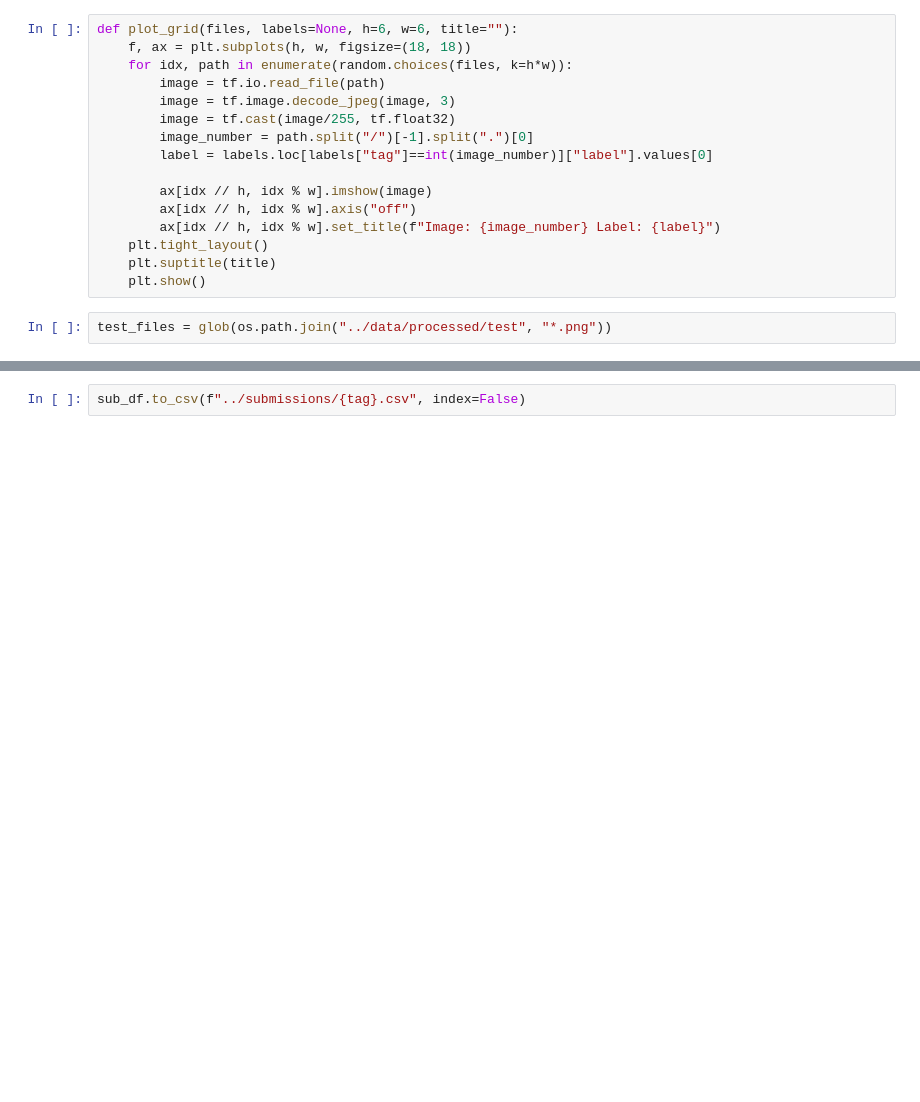
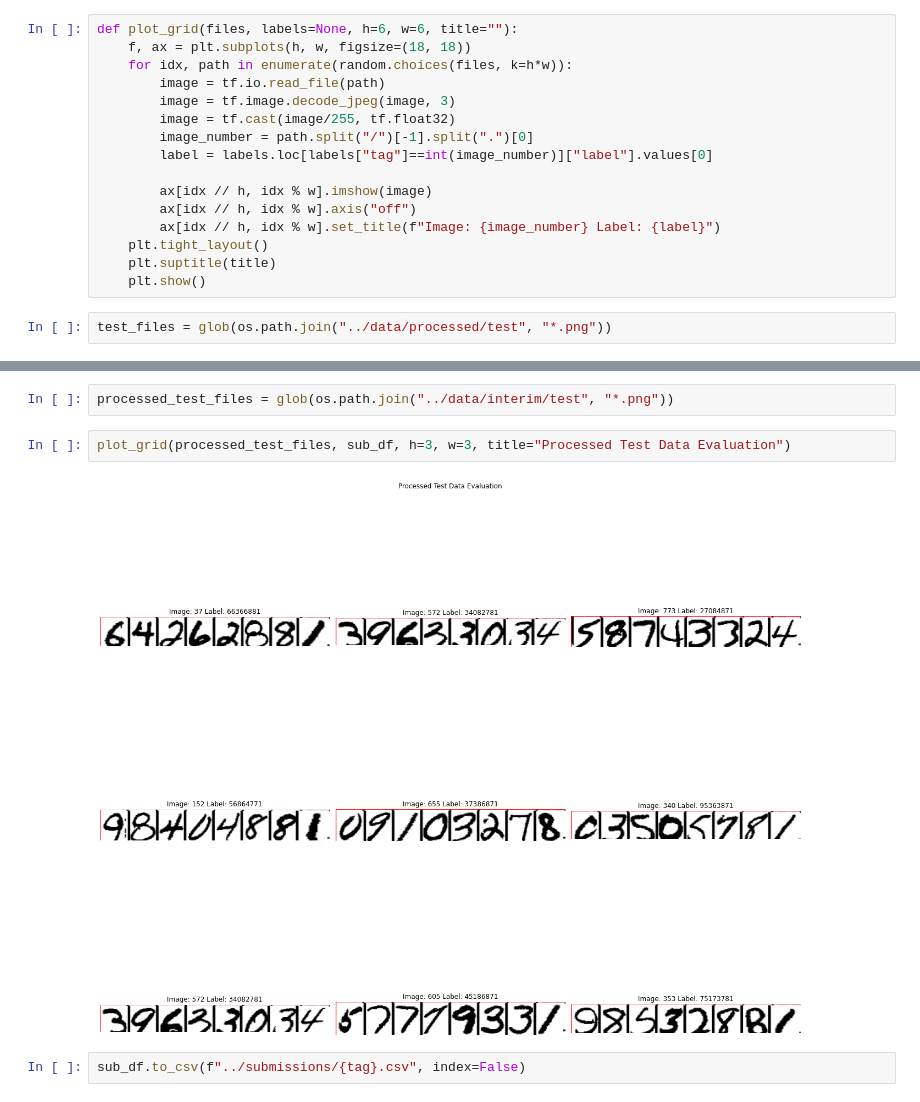
Before and after one commit to adimyth/arya_date, a Jupyter notebook: notebooks/starter_notebook.ipynb, the cells around one changed output, grey strips where cells are left out. Cells and saved outputs as stored; diff of their text form; blank space fills up the shorter version.

Commit message:
feat: adds further data exploration results

```diff
--- a/notebooks/starter_notebook.ipynb
+++ b/notebooks/starter_notebook.ipynb
@@ -244,3 +244,9 @@ plot_grid(test_files, sub_df, h=3, w=3, title="Test Data Evaluation")
+# %%
+processed_test_files = glob(os.path.join("../data/interim/test", "*.png"))
+# %%
+plot_grid(processed_test_files, sub_df, h=3, w=3, title="Processed Test Data Evaluation")
+# %% [output]
+[figure, added]
 # %%
 sub_df.to_csv(f"../submissions/{tag}.csv", index=False)
 # %%
```
Also changed, not shown: parts of 19 cells of this notebook, 1 other file.
